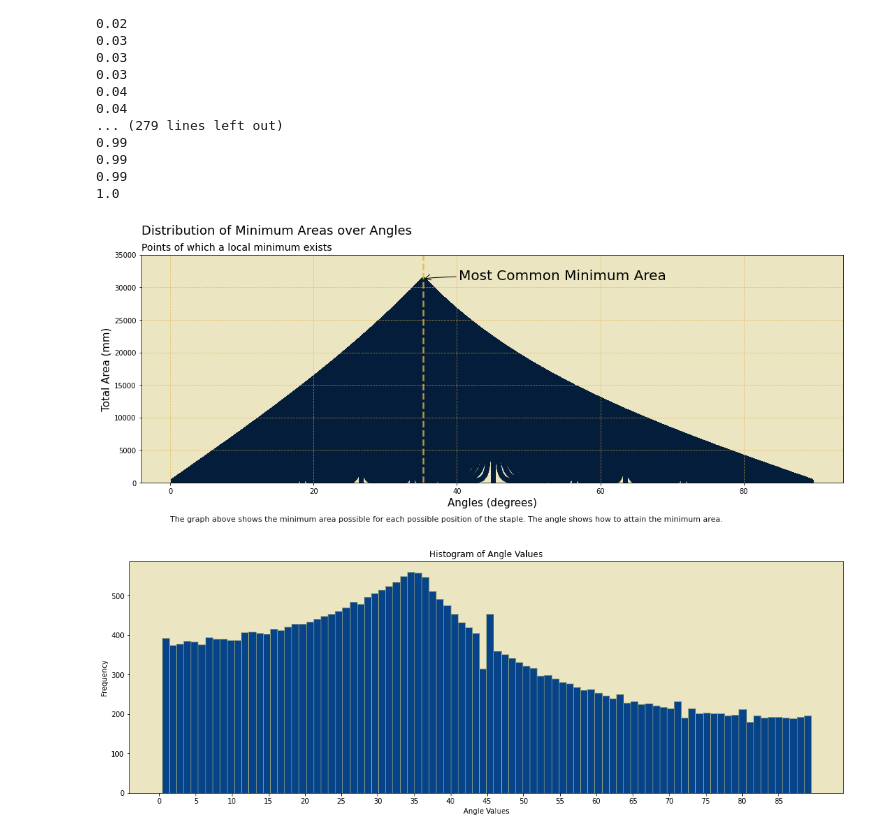
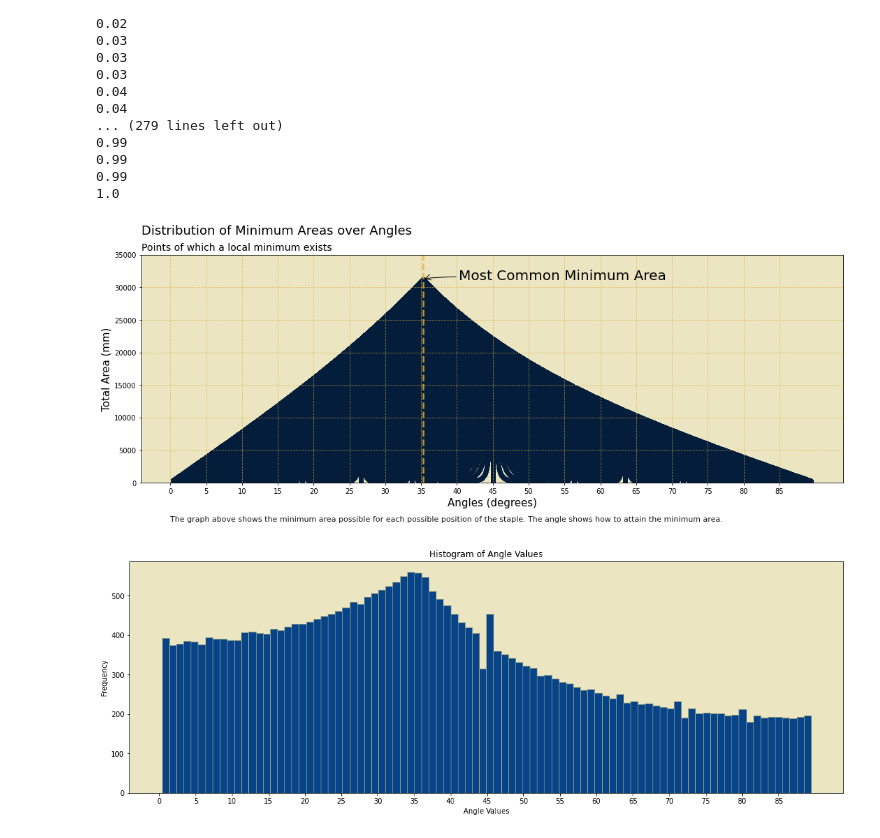
Before and after one commit to AOYT2/stapler, a Jupyter notebook: stapler.ipynb, the cells around one changed output. Drawn from its saved outputs; the diff is of its cells as text; code cells hidden in the pictures.

```diff
--- a/stapler.ipynb
+++ b/stapler.ipynb
@@ -73,34 +73,35 @@ plt.ylim(0, 35000)
 plt.suptitle('Distribution of Minimum Areas over Angles', x=0.125, y=0.98, ha='left', fontsize=18)
 
 # Subtitle
 plt.title('Points of which a local minimum exists', loc='left', fontsize=14)
 
 # Bottom Text
 text = 'The graph above shows the minimum area possible for each possible position of the staple. The angle shows how to attain the minimum area.'
 plt.text(0, -6000, text, ha='left', fontsize = 11,
          alpha=0.9)
 
 # Axis Labels
 plt.ylabel('Total Area (mm)',fontsize=15)
 plt.xlabel('Angles (degrees)',fontsize=15)
 
 # Annotation Arrow
 arrowprops = dict(arrowstyle="->", connectionstyle="angle3,angleA=0,angleB=-90")
 plt.annotate('Most Common Minimum Area',
              xy=(min_d[min_a.index(max(min_a))],max(min_a)),
              xytext=(min_d[min_a.index(max(min_a))]+5, max(min_a)+5),
              arrowprops=arrowprops,
              size = 20)
 
 # Annotation Line
 line_y = min_d[min_a.index(max(min_a))]
 plt.axvline(line_y, linestyle='--', color='#E3B441', alpha=0.8,linewidth = 2.5)
 
 # Size and Show
 plt.rcParams['figure.figsize'] = [18, 6]
+plt.xticks(range(0, 90, 5))
 plt.savefig('aa.png', dpi=300, bbox_inches='tight')
 # %% [output]
-[figure, old version]
+[figure, new version]
 # %%
 ax = plt.axes()
 ax.set_facecolor("#EBE5C1")
```
